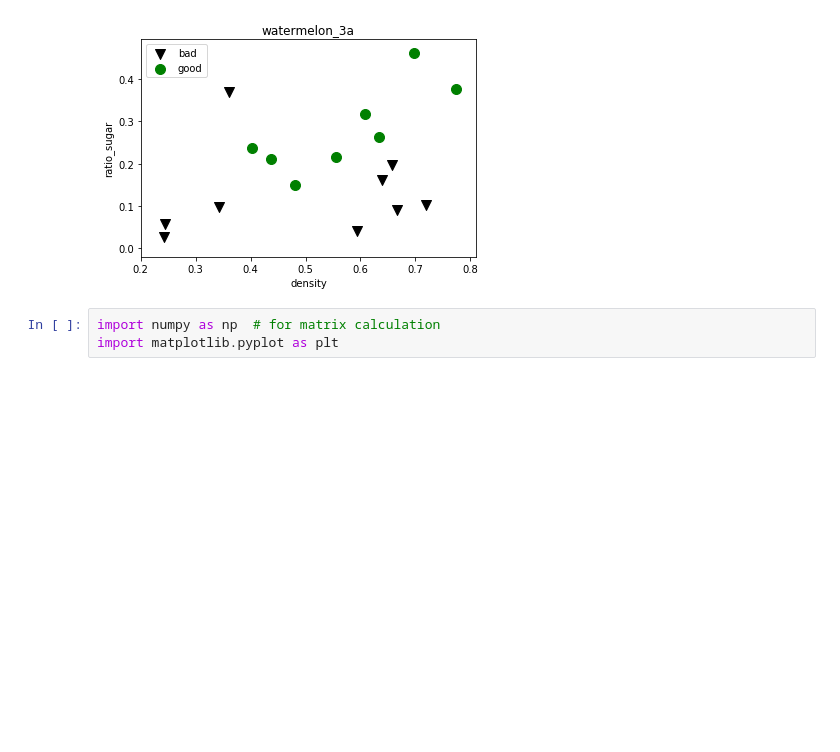
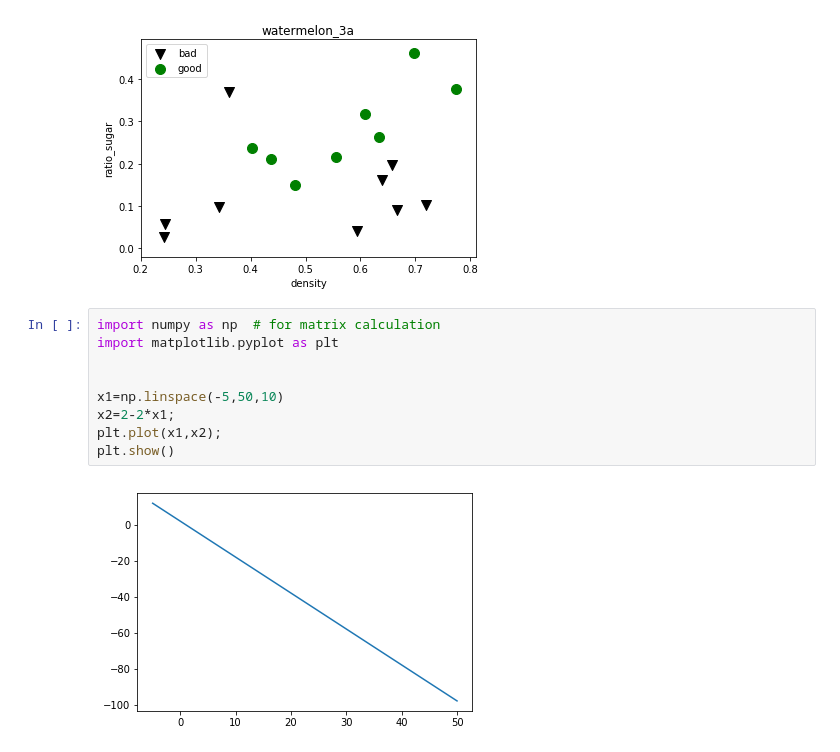
Before and after one commit to MagnetoWang/machine-learning-notes, a Jupyter notebook: 机器学习实战/模式识别课程/线性判别函数/LDA.ipynb, the cells around one changed output. Saved outputs shown, nothing was run; the diff lists cells and outputs as text; blank space fills up the shorter version.

```diff
--- a/机器学习实战/模式识别课程/线性判别函数/LDA.ipynb
+++ b/机器学习实战/模式识别课程/线性判别函数/LDA.ipynb
@@ -276,3 +276,11 @@ plt.show()
 # %%
 import numpy as np  # for matrix calculation
 import matplotlib.pyplot as plt
+
+
+x1=np.linspace(-5,50,10)
+x2=2-2*x1;
+plt.plot(x1,x2);
+plt.show()
+# %% [output]
+[figure, added]
```
Also changed, not shown: parts of 3 cells of this notebook, 21 other files.
